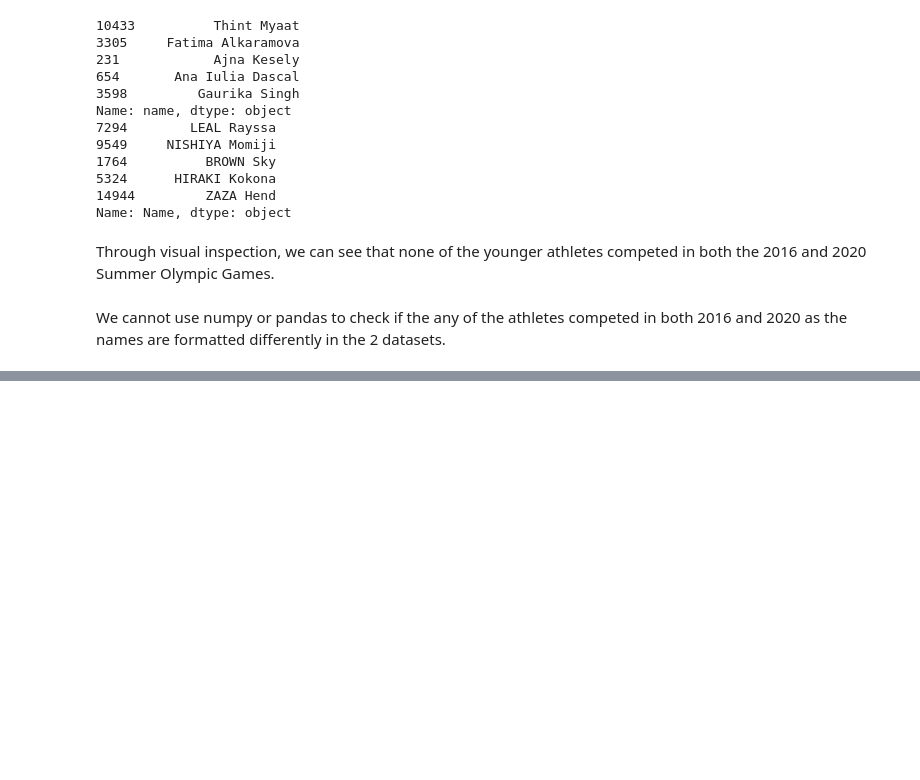
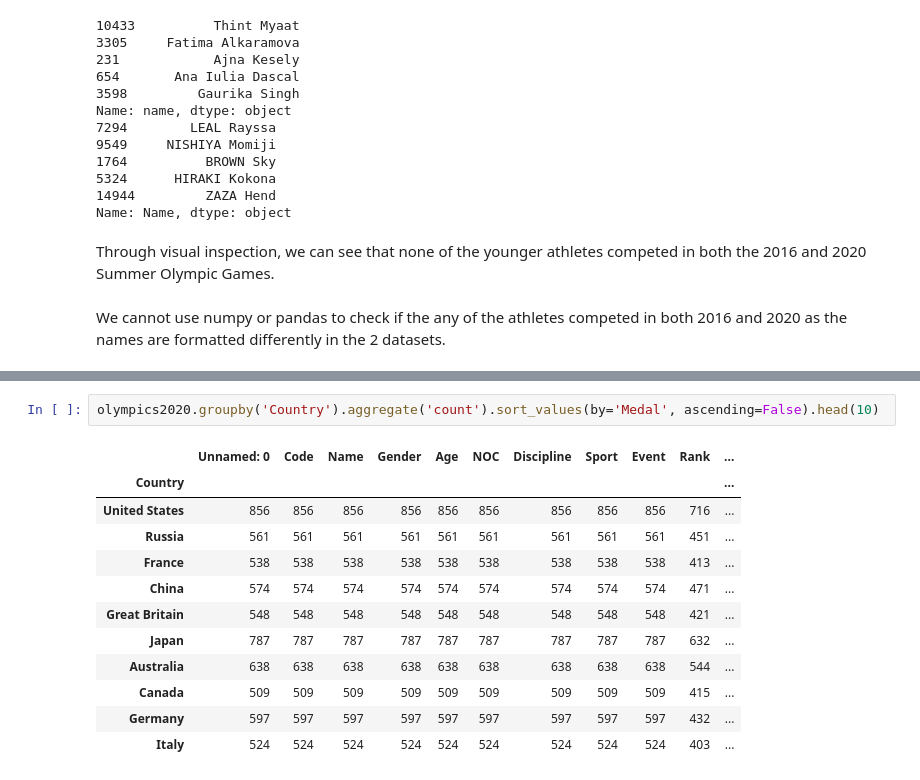
Before and after one commit to bdavis12302/2020-2016-Summer-Olympic-Data, a Jupyter notebook: DSCI235 Final Project - 2020 and 2016 Summer Olympic Data.ipynb, the cells around one changed output, grey strips where cells are left out. Cells and saved outputs as stored; diff of their text form; blank space fills up the shorter version.

```diff
--- a/DSCI235 Final Project - 2020 and 2016 Summer Olympic Data.ipynb
+++ b/DSCI235 Final Project - 2020 and 2016 Summer Olympic Data.ipynb
@@ -406,0 +429,15 @@ We cannot use numpy or pandas to check if the any of the athletes competed in bo
+# %%
+olympics2020.groupby('Country').aggregate('count').sort_values(by='Medal', ascending=False).head(10)
+# %% [output]
+|  | Unnamed: 0 | Code | Name | Gender | Age | NOC | Discipline | Sport | Event | Rank | ... |
+| Country |  |  |  |  |  |  |  |  |  |  | ... |
+| United States | 856 | 856 | 856 | 856 | 856 | 856 | 856 | 856 | 856 | 716 | ... |
+| Russia | 561 | 561 | 561 | 561 | 561 | 561 | 561 | 561 | 561 | 451 | ... |
+| France | 538 | 538 | 538 | 538 | 538 | 538 | 538 | 538 | 538 | 413 | ... |
+| China | 574 | 574 | 574 | 574 | 574 | 574 | 574 | 574 | 574 | 471 | ... |
+| Great Britain | 548 | 548 | 548 | 548 | 548 | 548 | 548 | 548 | 548 | 421 | ... |
+| Japan | 787 | 787 | 787 | 787 | 787 | 787 | 787 | 787 | 787 | 632 | ... |
+| Australia | 638 | 638 | 638 | 638 | 638 | 638 | 638 | 638 | 638 | 544 | ... |
+| Canada | 509 | 509 | 509 | 509 | 509 | 509 | 509 | 509 | 509 | 415 | ... |
+| Germany | 597 | 597 | 597 | 597 | 597 | 597 | 597 | 597 | 597 | 432 | ... |
+| Italy | 524 | 524 | 524 | 524 | 524 | 524 | 524 | 524 | 524 | 403 | ... |
```
Also changed, not shown: parts of 8 cells of this notebook.
